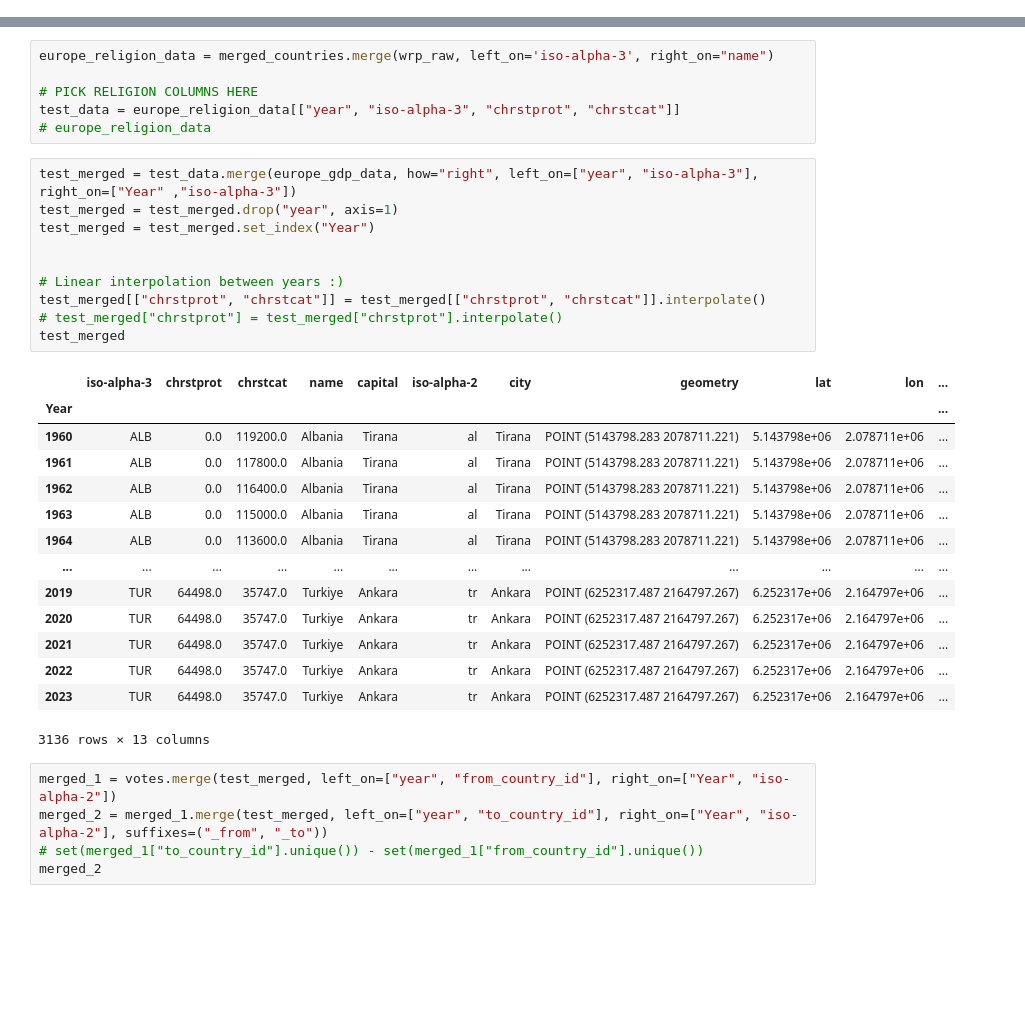
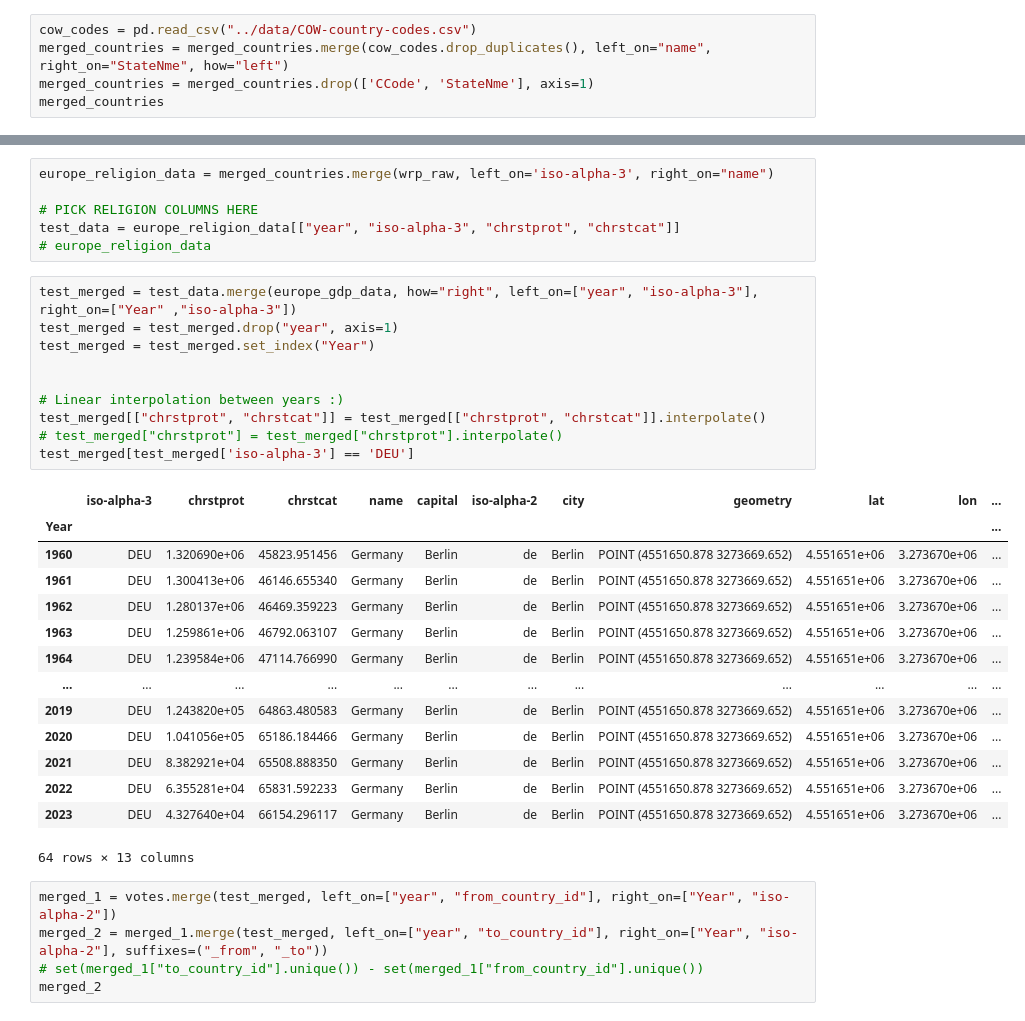
Before and after one commit to kluedemann/eurovision-voting-analysis, a Jupyter notebook: src/data_processing.ipynb, the cells around one changed output, grey strips where cells are left out. Cells and saved outputs as stored; diff of their text form; blank space fills up the shorter version.

Commit message:
Added COW country codes

```diff
--- a/src/data_processing.ipynb
+++ b/src/data_processing.ipynb
@@ -82,0 +103,5 @@ merged_countries.head()
+# %%
+cow_codes = pd.read_csv("../data/COW-country-codes.csv")
+merged_countries = merged_countries.merge(cow_codes.drop_duplicates(), left_on="name", right_on="StateNme", how="left")
+merged_countries = merged_countries.drop(['CCode', 'StateNme'], axis=1)
+merged_countries
@@ -223,28 +286,28 @@ test_data = europe_religion_data[["year", "iso-alpha-3", "chrstprot", "chrstcat"
 # %%
 test_merged = test_data.merge(europe_gdp_data, how="right", left_on=["year", "iso-alpha-3"], right_on=["Year" ,"iso-alpha-3"])
 test_merged = test_merged.drop("year", axis=1)
 test_merged = test_merged.set_index("Year")
 
 
 # Linear interpolation between years :)
 test_merged[["chrstprot", "chrstcat"]] = test_merged[["chrstprot", "chrstcat"]].interpolate()
 # test_merged["chrstprot"] = test_merged["chrstprot"].interpolate()
-test_merged
+test_merged[test_merged['iso-alpha-3'] == 'DEU']
 # %% [output]
 |  | iso-alpha-3 | chrstprot | chrstcat | name | capital | iso-alpha-2 | city | geometry | lat | lon | ... |
 | Year |  |  |  |  |  |  |  |  |  |  | ... |
-| 1960 | ALB | 0.0 | 119200.0 | Albania | Tirana | al | Tirana | POINT (5143798.283 2078711.221) | 5.143798e+06 | 2.078711e+06 | ... |
-| 1961 | ALB | 0.0 | 117800.0 | Albania | Tirana | al | Tirana | POINT (5143798.283 2078711.221) | 5.143798e+06 | 2.078711e+06 | ... |
-| 1962 | ALB | 0.0 | 116400.0 | Albania | Tirana | al | Tirana | POINT (5143798.283 2078711.221) | 5.143798e+06 | 2.078711e+06 | ... |
-| 1963 | ALB | 0.0 | 115000.0 | Albania | Tirana | al | Tirana | POINT (5143798.283 2078711.221) | 5.143798e+06 | 2.078711e+06 | ... |
-| 1964 | ALB | 0.0 | 113600.0 | Albania | Tirana | al | Tirana | POINT (5143798.283 2078711.221) | 5.143798e+06 | 2.078711e+06 | ... |
+| 1960 | DEU | 1.320690e+06 | 45823.951456 | Germany | Berlin | de | Berlin | POINT (4551650.878 3273669.652) | 4.551651e+06 | 3.273670e+06 | ... |
+| 1961 | DEU | 1.300413e+06 | 46146.655340 | Germany | Berlin | de | Berlin | POINT (4551650.878 3273669.652) | 4.551651e+06 | 3.273670e+06 | ... |
+| 1962 | DEU | 1.280137e+06 | 46469.359223 | Germany | Berlin | de | Berlin | POINT (4551650.878 3273669.652) | 4.551651e+06 | 3.273670e+06 | ... |
+| 1963 | DEU | 1.259861e+06 | 46792.063107 | Germany | Berlin | de | Berlin | POINT (4551650.878 3273669.652) | 4.551651e+06 | 3.273670e+06 | ... |
+| 1964 | DEU | 1.239584e+06 | 47114.766990 | Germany | Berlin | de | Berlin | POINT (4551650.878 3273669.652) | 4.551651e+06 | 3.273670e+06 | ... |
 | ... | ... | ... | ... | ... | ... | ... | ... | ... | ... | ... | ... |
-| 2019 | TUR | 64498.0 | 35747.0 | Turkiye | Ankara | tr | Ankara | POINT (6252317.487 2164797.267) | 6.252317e+06 | 2.164797e+06 | ... |
-| 2020 | TUR | 64498.0 | 35747.0 | Turkiye | Ankara | tr | Ankara | POINT (6252317.487 2164797.267) | 6.252317e+06 | 2.164797e+06 | ... |
-| 2021 | TUR | 64498.0 | 35747.0 | Turkiye | Ankara | tr | Ankara | POINT (6252317.487 2164797.267) | 6.252317e+06 | 2.164797e+06 | ... |
-| 2022 | TUR | 64498.0 | 35747.0 | Turkiye | Ankara | tr | Ankara | POINT (6252317.487 2164797.267) | 6.252317e+06 | 2.164797e+06 | ... |
-| 2023 | TUR | 64498.0 | 35747.0 | Turkiye | Ankara | tr | Ankara | POINT (6252317.487 2164797.267) | 6.252317e+06 | 2.164797e+06 | ... |
+| 2019 | DEU | 1.243820e+05 | 64863.480583 | Germany | Berlin | de | Berlin | POINT (4551650.878 3273669.652) | 4.551651e+06 | 3.273670e+06 | ... |
+| 2020 | DEU | 1.041056e+05 | 65186.184466 | Germany | Berlin | de | Berlin | POINT (4551650.878 3273669.652) | 4.551651e+06 | 3.273670e+06 | ... |
+| 2021 | DEU | 8.382921e+04 | 65508.888350 | Germany | Berlin | de | Berlin | POINT (4551650.878 3273669.652) | 4.551651e+06 | 3.273670e+06 | ... |
+| 2022 | DEU | 6.355281e+04 | 65831.592233 | Germany | Berlin | de | Berlin | POINT (4551650.878 3273669.652) | 4.551651e+06 | 3.273670e+06 | ... |
+| 2023 | DEU | 4.327640e+04 | 66154.296117 | Germany | Berlin | de | Berlin | POINT (4551650.878 3273669.652) | 4.551651e+06 | 3.273670e+06 | ... |
-3136 rows × 13 columns
+64 rows × 13 columns
 # %%
 merged_1 = votes.merge(test_merged, left_on=["year", "from_country_id"], right_on=["Year", "iso-alpha-2"])
 merged_2 = merged_1.merge(test_merged, left_on=["year", "to_country_id"], right_on=["Year", "iso-alpha-2"], suffixes=("_from", "_to"))
```
Also changed, not shown: parts of 3 cells of this notebook, 1 other file.
